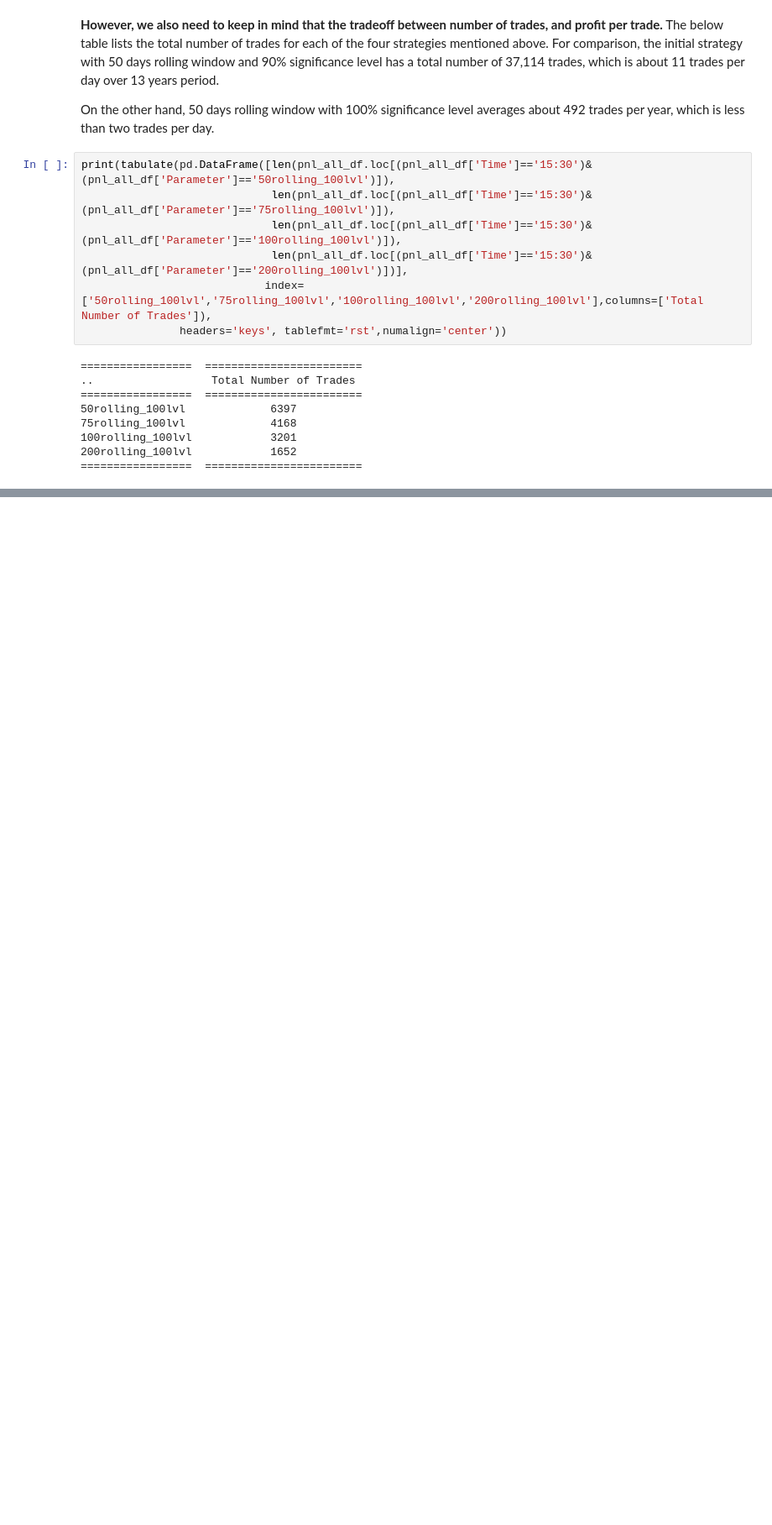
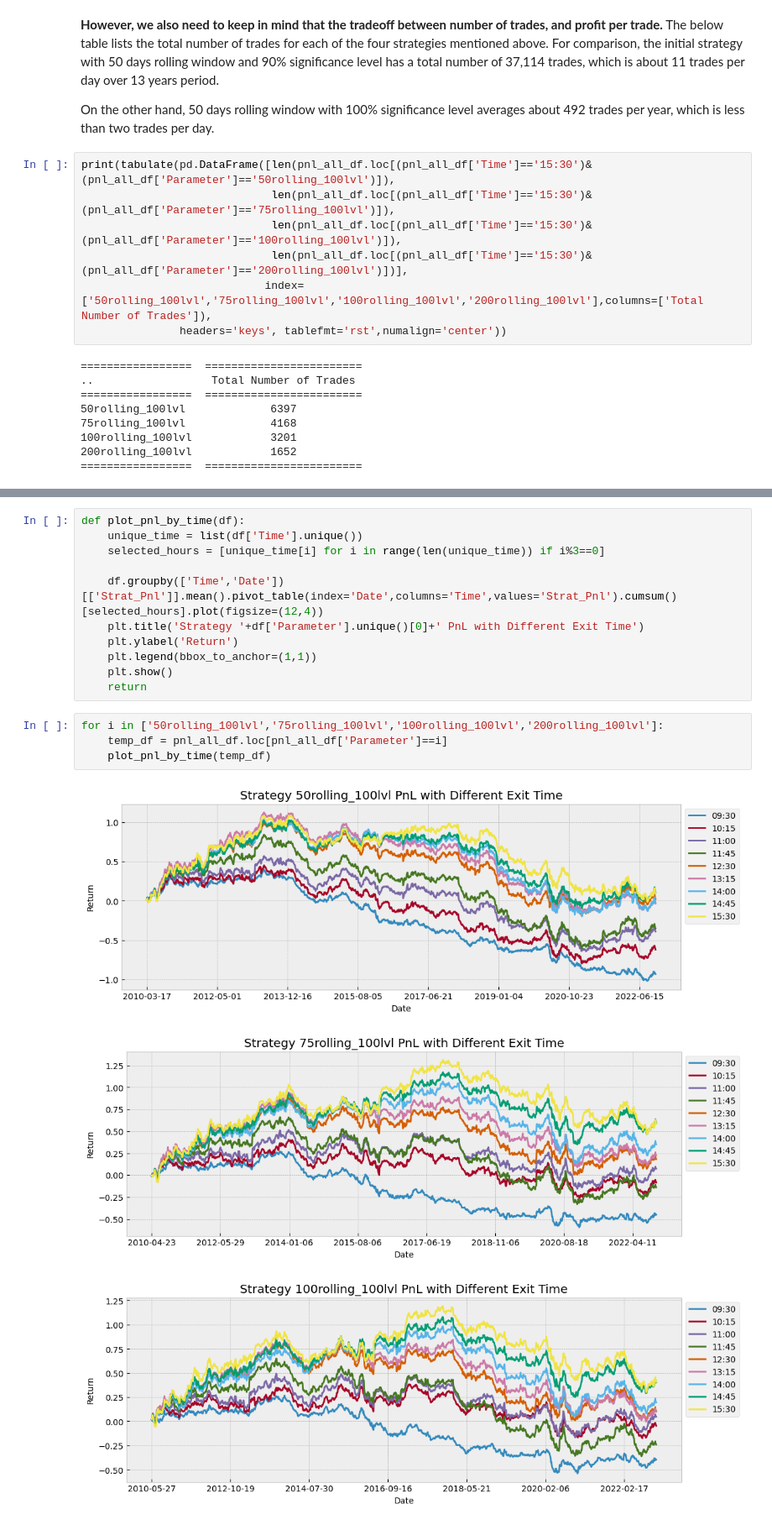
Before and after one commit to shaoyuliu98/Quantitative-Research, a Jupyter notebook: Gap Trading Intraday Return Analysis.ipynb, the cells around one changed output, grey strips where cells are left out. Shown at 84% size. Cells and saved outputs as stored; diff of their text form; blank space fills up the shorter version.

```diff
--- a/Gap Trading Intraday Return Analysis.ipynb
+++ b/Gap Trading Intraday Return Analysis.ipynb
@@ -402,0 +406,19 @@ print(tabulate(pd.DataFrame([len(pnl_all_df.loc[(pnl_all_df['Time']=='15:30')&(p
+# %%
+def plot_pnl_by_time(df):
+    unique_time = list(df['Time'].unique())
+    selected_hours = [unique_time[i] for i in range(len(unique_time)) if i%3==0]
+
+    df.groupby(['Time','Date'])[['Strat_Pnl']].mean().pivot_table(index='Date',columns='Time',values='Strat_Pnl').cumsum()[selected_hours].plot(figsize=(12,4))
+    plt.title('Strategy '+df['Parameter'].unique()[0]+' PnL with Different Exit Time')
+    plt.ylabel('Return')
+    plt.legend(bbox_to_anchor=(1,1))
+    plt.show()
+    return
+# %%
+for i in ['50rolling_100lvl','75rolling_100lvl','100rolling_100lvl','200rolling_100lvl']:
+    temp_df = pnl_all_df.loc[pnl_all_df['Parameter']==i]
+    plot_pnl_by_time(temp_df)
+# %% [output]
+[figure, added]
+[figure, added]
+[figure, added]
```
Also changed, not shown: parts of 5 cells of this notebook, 2 other files.
